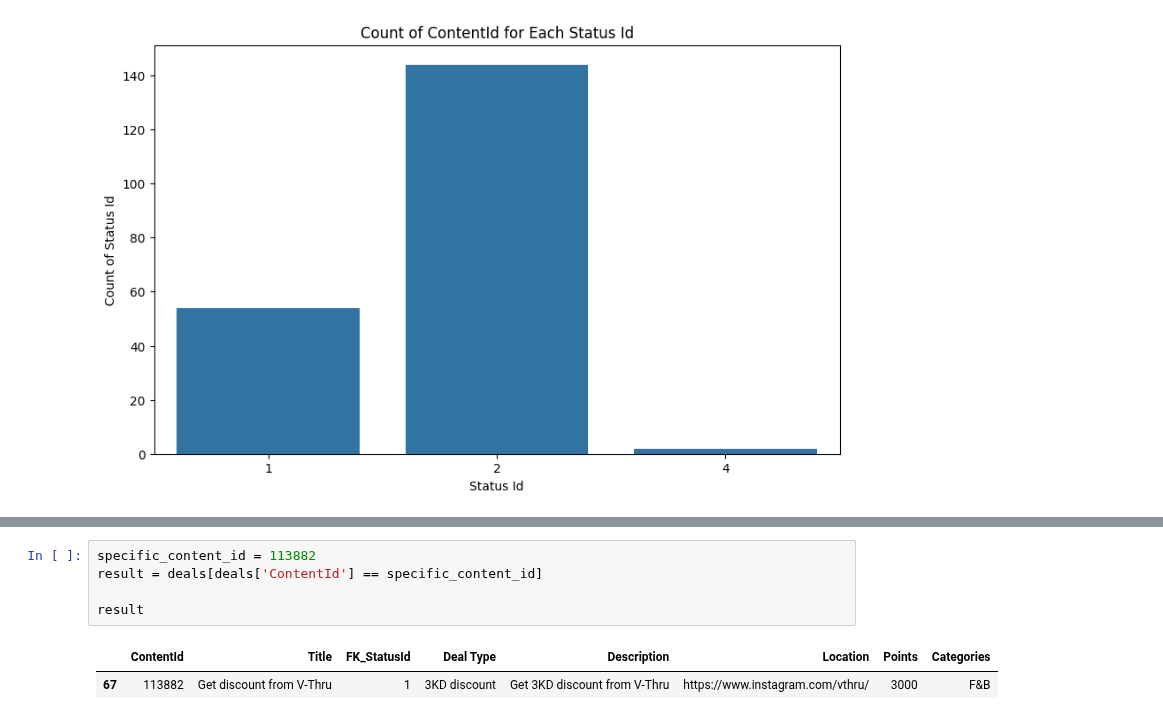
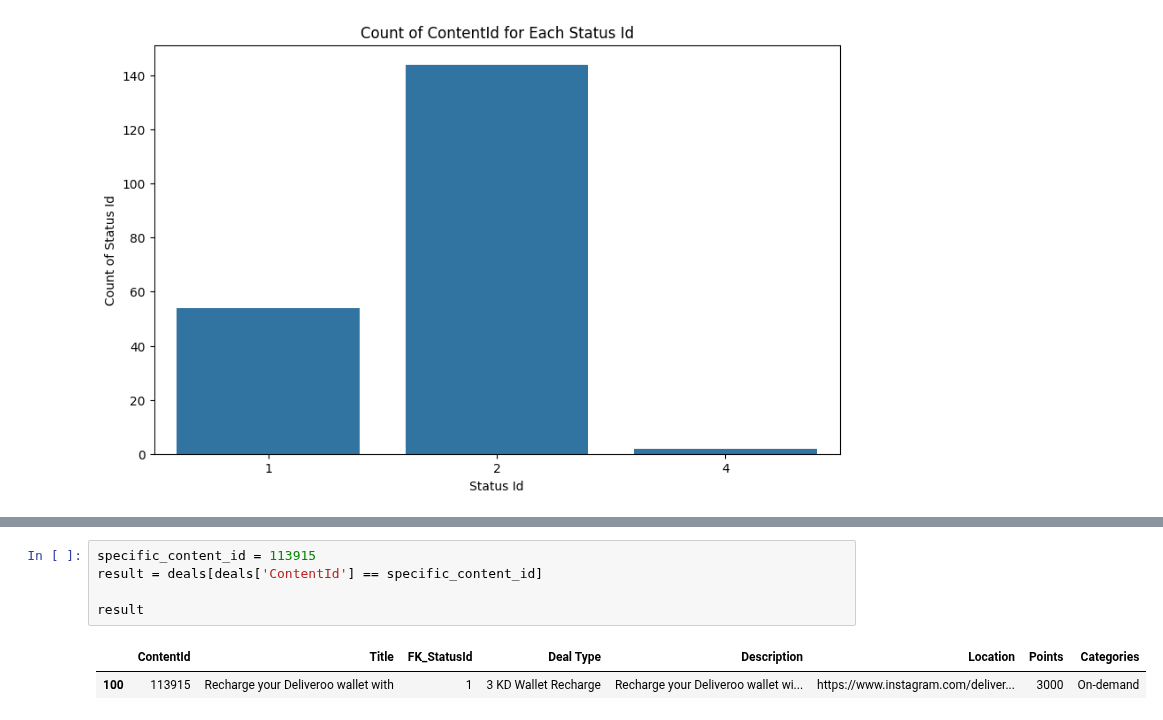
Before and after one commit to DboukAli98/KFHXRelatedAi, a Jupyter notebook: NoteBooks/Data Exploration/Deals_Data_Exploration.ipynb, the cells around one changed output, grey strips where cells are left out. Saved outputs shown, nothing was run; the diff lists cells and outputs as text.

```diff
--- a/NoteBooks/Data Exploration/Deals_Data_Exploration.ipynb
+++ b/NoteBooks/Data Exploration/Deals_Data_Exploration.ipynb
@@ -66,10 +66,10 @@ on_demand_deals
 | 187 | 115211 | from Zain | 1 | Zain Gift Card | Get a 5 KD Zain Gift Card to be u... | NaN | 5000 | On-demand |
 | 188 | 115213 | from STC | 1 | STC Gift Card | Get a 5 KD STC Gift Card to be us... | NaN | 5000 | On-demand |
 # %%
-specific_content_id = 113882
+specific_content_id = 113915
 result = deals[deals['ContentId'] == specific_content_id]
 
 result
 # %% [output]
 |  | ContentId | Title | FK_StatusId | Deal Type | Description | Location | Points | Categories |
-| 67 | 113882 | Get discount from V-Thru | 1 | 3KD discount | Get 3KD discount from V-Thru | https://www.instagram.com/vthru/ | 3000 | F&B |
+| 100 | 113915 | Recharge your Deliveroo wallet with | 1 | 3 KD Wallet Recharge | Recharge your Deliveroo wallet wi... | https://www.instagram.com/deliver... | 3000 | On-demand |
```
Also changed, not shown: 1 other file.
